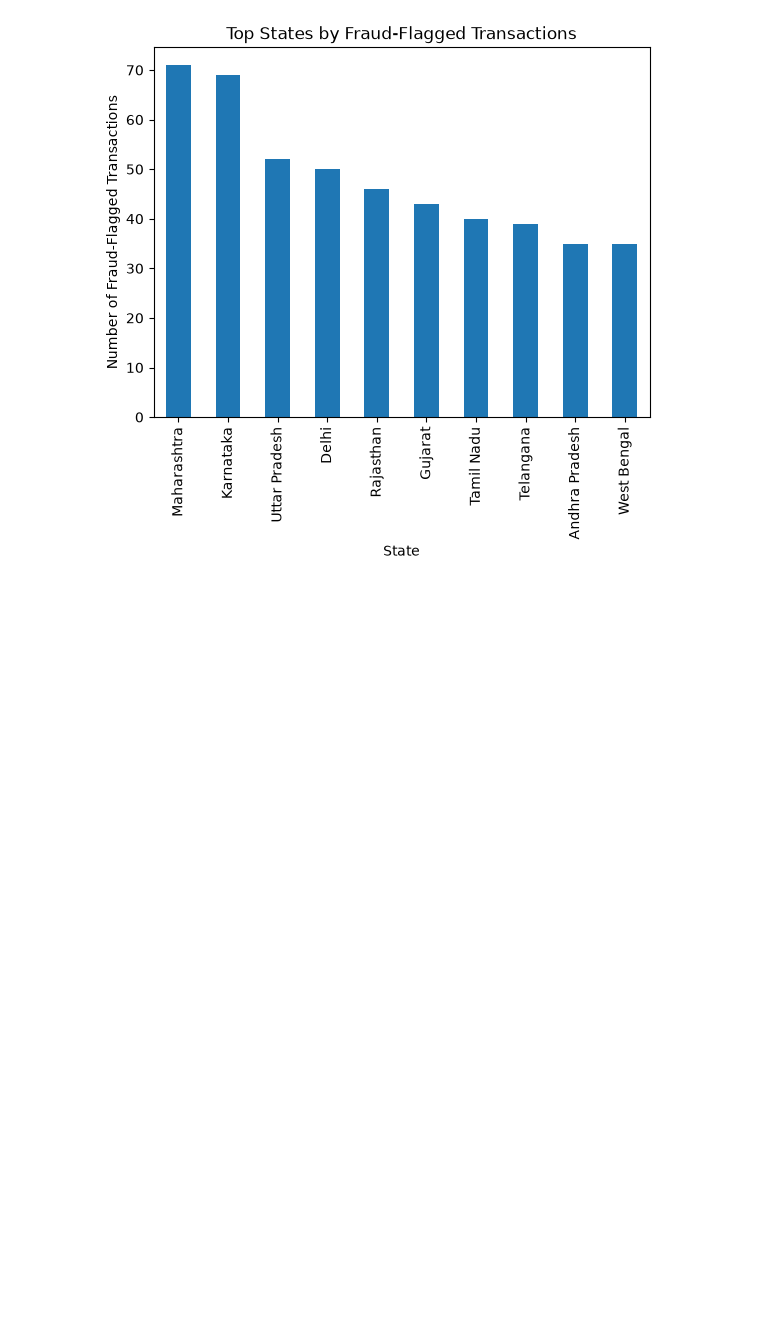
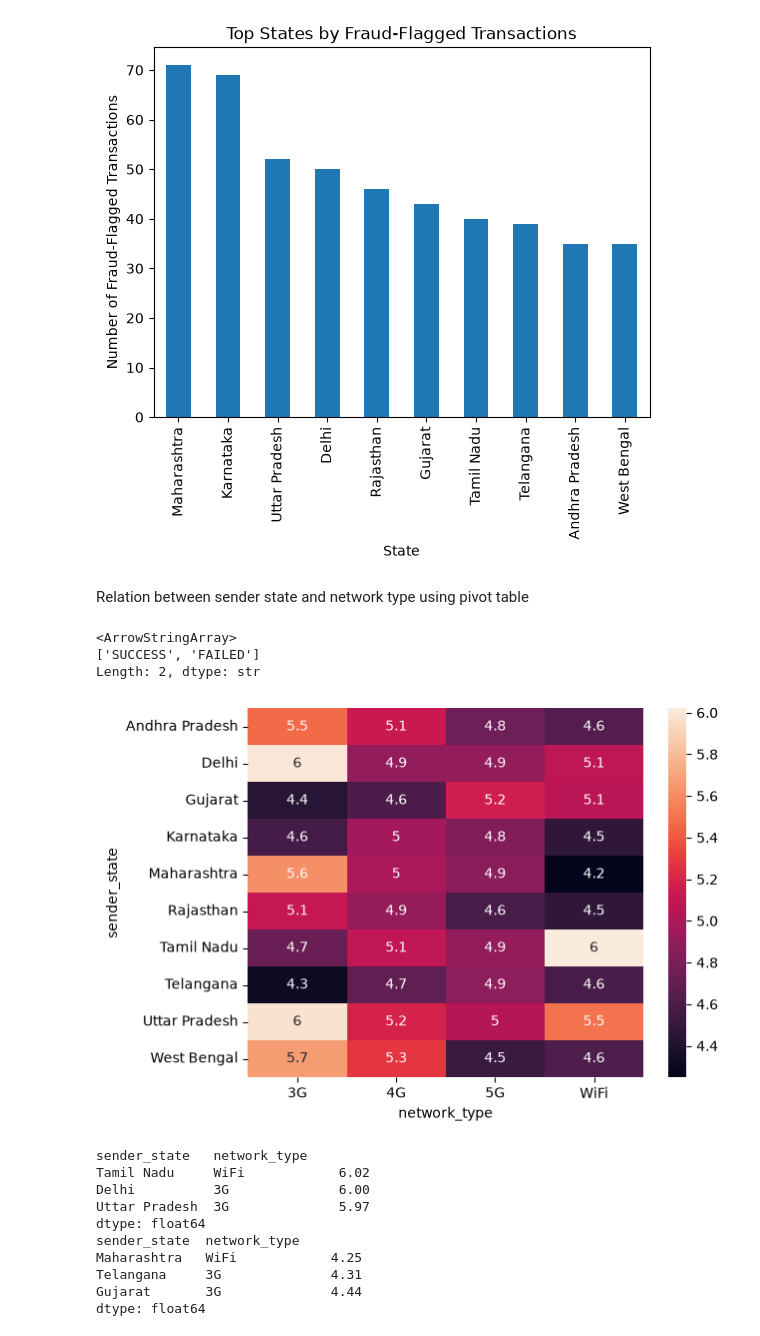
Before and after one commit to Swaraj-Shinde/DEVL-MINI-PROJECT, a Jupyter notebook: mini-project.ipynb, the cells around one changed output. Cells and saved outputs as stored; diff of their text form; code cells hidden in the pictures; blank space fills up the shorter version.

Commit message:
Added few more graphs and model trained

```diff
--- a/mini-project.ipynb
+++ b/mini-project.ipynb
@@ -639,3 +653,34 @@ Andhra Pradesh    35
 West Bengal       35
 Name: count, dtype: int64
 [figure]
+# %% [markdown]
+Relation between sender state and network type using pivot table
+# %%
+print(df["transaction_status"].unique())
+# %% [output]
+<ArrowStringArray>
+['SUCCESS', 'FAILED']
+Length: 2, dtype: str
+# %%
+df["failed"] = (df["transaction_status"] == "FAILED").astype(int)
+# %%
+pt = df.pivot_table(index="sender_state", columns="network_type",
+                    values="failed", aggfunc="mean") * 100
+
+sns.heatmap(pt, annot=True)
+plt.show()
+
+print(pt.stack().sort_values(ascending=False).head(3).round(2))
+print(pt.stack().sort_values().head(3).round(2))
+# %% [output]
+[figure, added]
+sender_state   network_type
+Tamil Nadu     WiFi            6.02
+Delhi          3G              6.00
+Uttar Pradesh  3G              5.97
+dtype: float64
+sender_state  network_type
+Maharashtra   WiFi            4.25
+Telangana     3G              4.31
+Gujarat       3G              4.44
+dtype: float64
```
Also changed, not shown: parts of 12 cells of this notebook.
